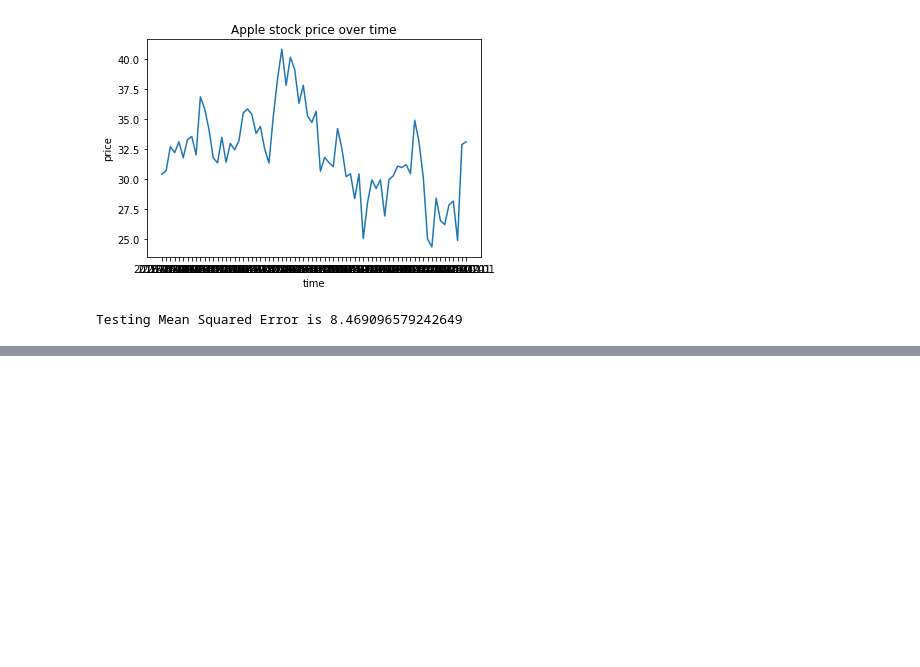
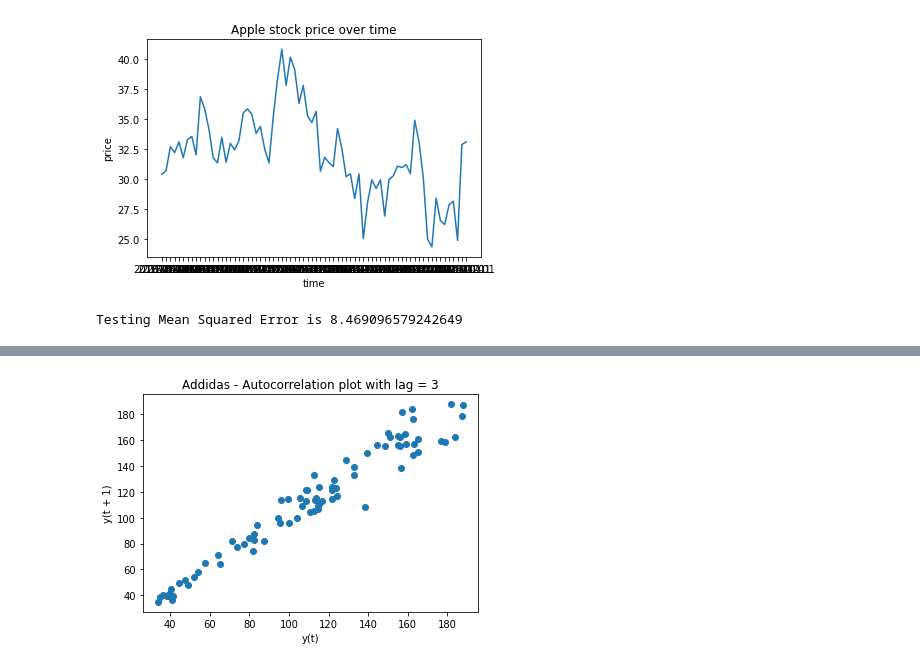
Before and after one commit to mayammayuri/Capstone-project-2, a Jupyter notebook: Capstone_Project.ipynb, the cells around one changed output, grey strips where cells are left out. Saved outputs shown, nothing was run; the diff lists cells and outputs as text; code cells hidden in the pictures; blank space fills up the shorter version.

Commit message:
addidas added

```diff
--- a/Capstone_Project.ipynb
+++ b/Capstone_Project.ipynb
@@ -128,0 +135,4 @@ Testing Mean Squared Error is 8.469096579242649
+# %%
+import pandas as pd
+df=pd.read_csv("ADDYY.csv", sep=",")
+df
@@ -128,0 +153,7 @@ Testing Mean Squared Error is 8.469096579242649
+# %%
+plt.figure()
+lag_plot(df['Open'])
+plt.title('Addidas - Autocorrelation plot with lag = 3')
+plt.show()
+# %% [output]
+[figure, added]
```
Also changed, not shown: parts of 4 cells of this notebook, 1 other file.
